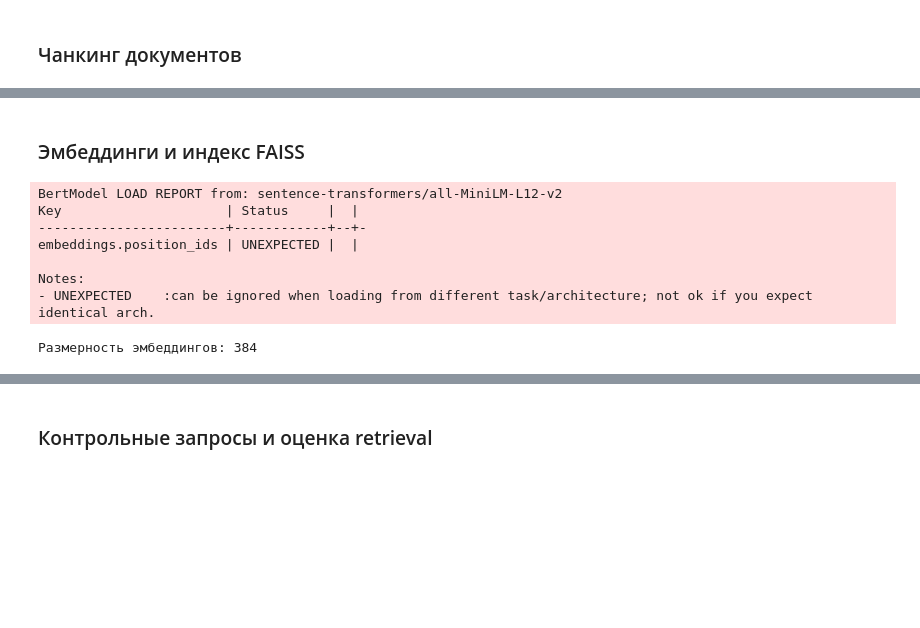
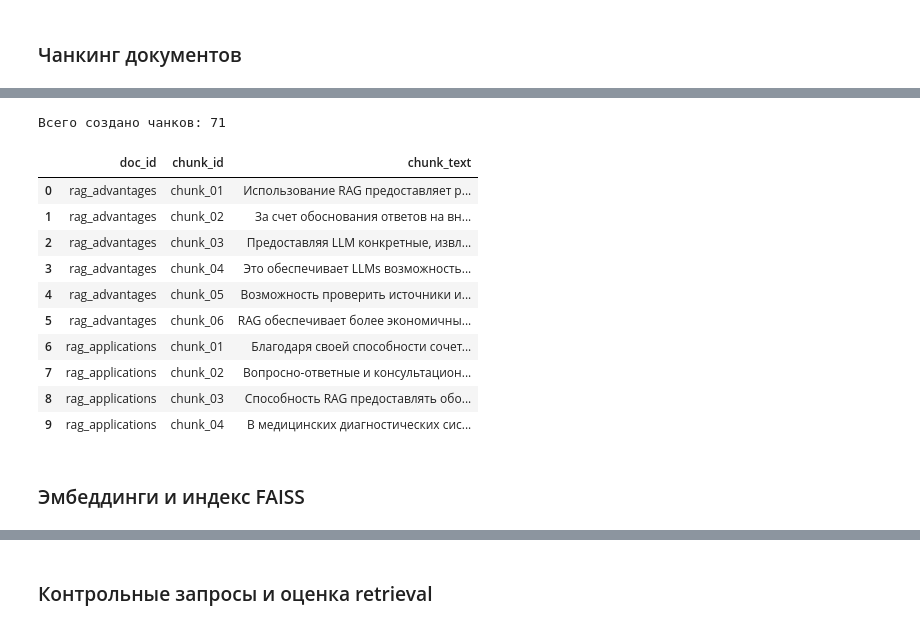
Before and after one commit to as-tar/mirea-aie-course, a Jupyter notebook: homeworks/HW14/HW14.ipynb, the cells around one changed output, grey strips where cells are left out. Drawn from its saved outputs; the diff is of its cells as text; code cells hidden in the pictures; blank space fills up the shorter version.

```diff
--- a/homeworks/HW14/HW14.ipynb
+++ b/homeworks/HW14/HW14.ipynb
@@ -106,0 +93,19 @@ all_chunks[2]
+# %%
+def split_text_into_chunks(text: str, chunk_size_sentences: int = 5, overlap_sentences: int = 1) -> List[str]:
+    sentences = re.split(r'(?<=[.!?])\s+', text.strip())
+
+    chunks = []
+    if not sentences:
+        return chunks
+
+    step = chunk_size_sentences - overlap_sentences
+    if step <= 0:
+        step = 1
+
+    for i in range(0, len(sentences), step):
+        chunk = " ".join(sentences[i : i + chunk_size_sentences])
+        chunks.append(chunk)
+        if i + chunk_size_sentences >= len(sentences):
+            break
+
+    return chunks
@@ -107,2 +127,35 @@ all_chunks[2]
+# %%
+chunks_data = []
+
+for _, row in df_docs.iterrows():
+    doc_id = row['doc_id']
+    text = row['text']
+
+    text_chunks = split_text_into_chunks(text, chunk_size_sentences=3, overlap_sentences=1)
+
+    for i, chunk_content in enumerate(text_chunks):
+        chunks_data.append({
+            "doc_id": doc_id,
+            "chunk_id": f"chunk_{i+1:02d}",
+            "chunk_text": chunk_content
+        })
+
+df_chunks = pd.DataFrame(chunks_data)
+
+print(f"Всего создано чанков: {len(df_chunks)}")
+display(df_chunks.head(10))
+# %% [output]
+Всего создано чанков: 71
+|  | doc_id | chunk_id | chunk_text |
+| 0 | rag_advantages | chunk_01 | Использование RAG предоставляет р... |
+| 1 | rag_advantages | chunk_02 | За счет обоснования ответов на вн... |
+| 2 | rag_advantages | chunk_03 | Предоставляя LLM конкретные, извл... |
+| 3 | rag_advantages | chunk_04 | Это обеспечивает LLMs возможность... |
+| 4 | rag_advantages | chunk_05 | Возможность проверить источники и... |
+| 5 | rag_advantages | chunk_06 | RAG обеспечивает более экономичны... |
+| 6 | rag_applications | chunk_01 | Благодаря своей способности сочет... |
+| 7 | rag_applications | chunk_02 | Вопросно-ответные и консультацион... |
+| 8 | rag_applications | chunk_03 | Способность RAG предоставлять обо... |
+| 9 | rag_applications | chunk_04 | В медицинских диагностических сис... |
 # %% [markdown]
 ### Эмбеддинги и индекс FAISS
@@ -112,23 +161,0 @@ import faiss
-# %%
-model = SentenceTransformer('all-MiniLM-L12-v2')
-# %% [output]
-BertModel LOAD REPORT from: sentence-transformers/all-MiniLM-L12-v2
-Key                     | Status     |  |
-------------------------+------------+--+-
-embeddings.position_ids | UNEXPECTED |  |
-
-Notes:
-- UNEXPECTED    :can be ignored when loading from different task/architecture; not ok if you expect identical arch.
-# %%
-embeddings = model.encode(all_chunks,
-                          show_progress_bar=True,
-                          convert_to_numpy=True,
-                          normalize_embeddings=True,
-                          )
-
-embeddings = np.array(embeddings).astype('float32')
-dim = embeddings.shape[1]
-
-print("Размерность эмбеддингов:", dim)
-# %% [output]
-Размерность эмбеддингов: 384
```
Also changed, not shown: parts of 49 cells of this notebook, 13 other files.
